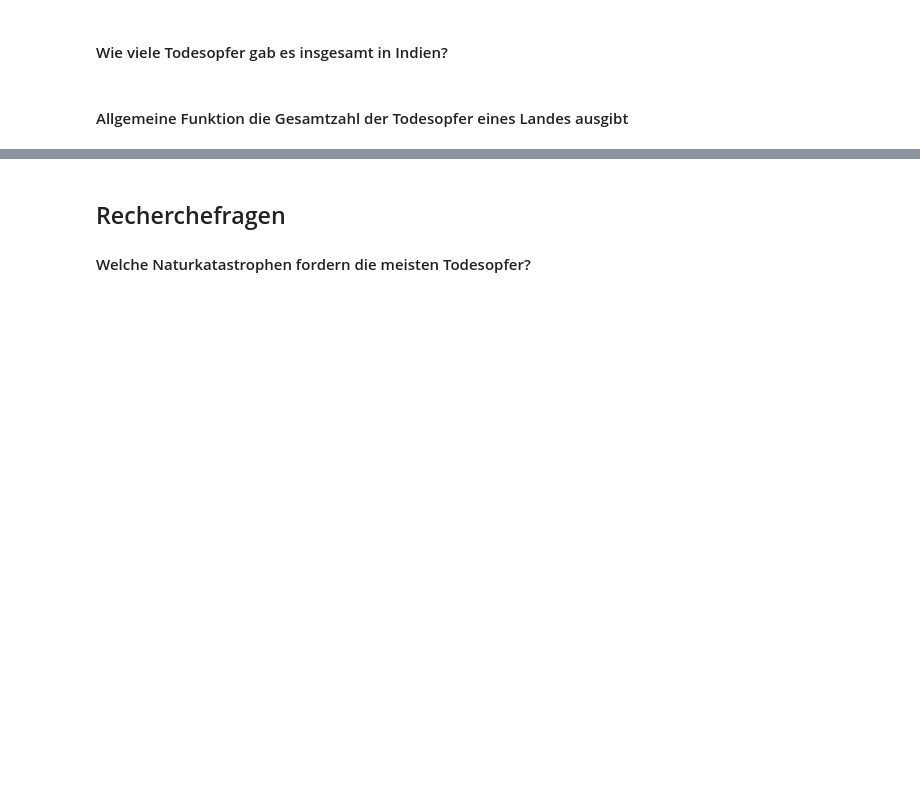
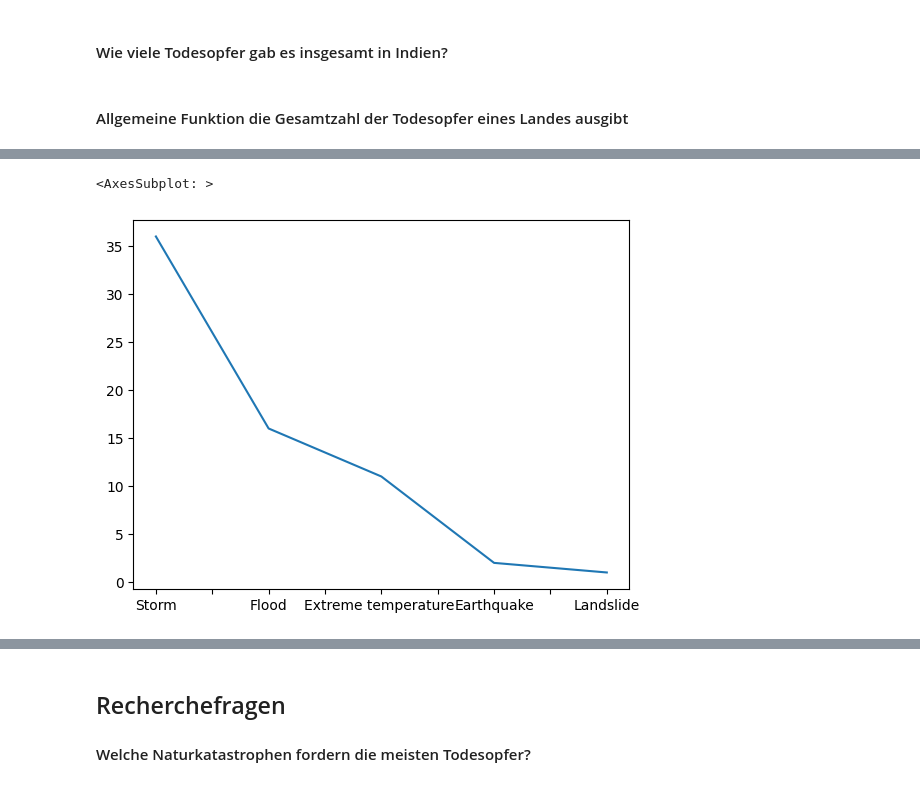
Before and after one commit to Tilana/datenjournalismus-in-python, a Jupyter notebook: vorlesung/Vorlesung 7 - Visualisierung.ipynb, the cells around one changed output, grey strips where cells are left out. Saved outputs shown, nothing was run; the diff lists cells and outputs as text; code cells hidden in the pictures; blank space fills up the shorter version.

```diff
--- a/vorlesung/Vorlesung 7 - Visualisierung.ipynb
+++ b/vorlesung/Vorlesung 7 - Visualisierung.ipynb
@@ -206,2 +271,4 @@ import matplotlib.pyplot as plt
+# %%
+germany_data = data[data['Country'] == 'Germany']
 # %%
 germany_data['Disaster Type'].value_counts()
@@ -208,4 +282,7 @@ germany_data['Disaster Type'].value_counts()
 # %%
-fig = germany_data['Disaster Type'].value_counts().plot(kind='bar')
+germany_data['Disaster Type'].value_counts().plot()
+# %% [output]
+<AxesSubplot: >
+[figure, added]
 # %%
 germany_data['Disaster Type'].value_counts().plot(kind='pie')
```
Also changed, not shown: parts of 48 cells of this notebook, 5 other files.
